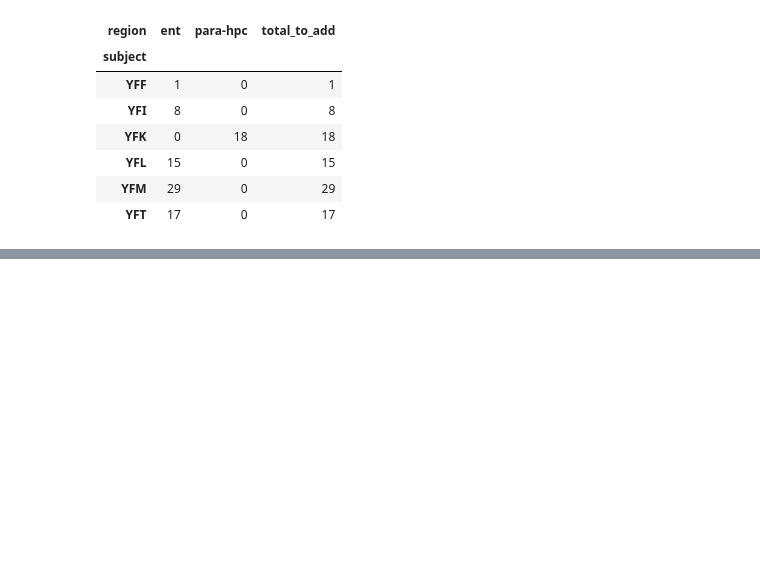
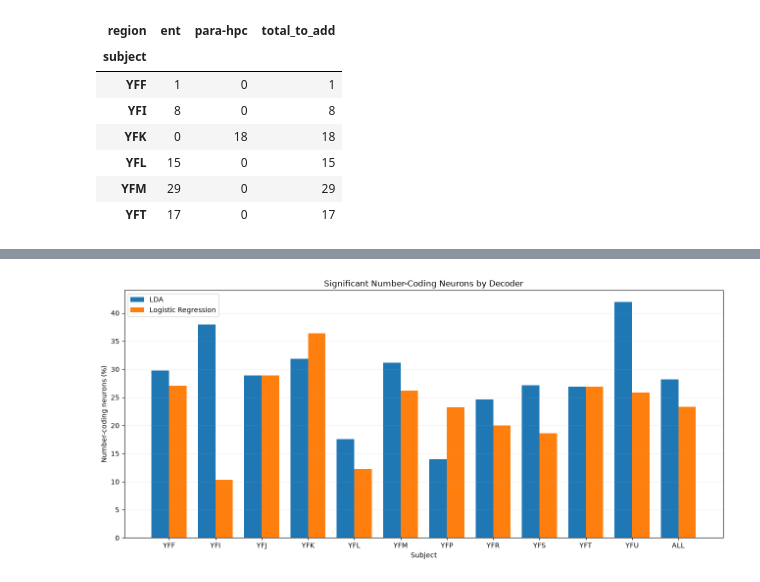
Before and after one commit to Shafiq-Abdu/number-simplex-reproduction, a Jupyter notebook: notebooks1/ldavslog.ipynb, the cells around one changed output, grey strips where cells are left out. Saved outputs shown, nothing was run; the diff lists cells and outputs as text; code cells hidden in the pictures; blank space fills up the shorter version.

```diff
--- a/notebooks1/ldavslog.ipynb
+++ b/notebooks1/ldavslog.ipynb
@@ -838,0 +1283,93 @@ region_subjects
+# %%
+# ============================================================
+# FIGURE 3 — NUMBER-CODING NEURONS
+# LDA VS LOGISTIC
+# ============================================================
+
+coding_subject = (
+    df.groupby("subject")
+    .agg(
+        N=("neuron", "size"),
+        LDA_coding=("lda_coding", "sum"),
+        Logistic_coding=("logistic_coding", "sum")
+    )
+    .reset_index()
+)
+
+coding_subject["LDA_percent"] = (
+    100 * coding_subject["LDA_coding"]
+    / coding_subject["N"]
+)
+
+coding_subject["Logistic_percent"] = (
+    100 * coding_subject["Logistic_coding"]
+    / coding_subject["N"]
+)
+
+# Add overall MTL population
+overall = pd.DataFrame({
+    "subject": ["ALL"],
+    "N": [len(df)],
+    "LDA_coding": [df["lda_coding"].sum()],
+    "Logistic_coding": [df["logistic_coding"].sum()],
+    "LDA_percent": [100 * df["lda_coding"].mean()],
+    "Logistic_percent": [100 * df["logistic_coding"].mean()]
+})
+
+coding_plot = pd.concat(
+    [coding_subject, overall],
+    ignore_index=True
+)
+
+x = np.arange(len(coding_plot))
+width = 0.38
+
+fig, ax = plt.subplots(figsize=(13, 6))
+
+ax.bar(
+    x - width/2,
+    coding_plot["LDA_percent"],
+    width,
+    label="LDA"
+)
+
+ax.bar(
+    x + width/2,
+    coding_plot["Logistic_percent"],
+    width,
+    label="Logistic Regression"
+)
+
+ax.set_xticks(x)
+ax.set_xticklabels(coding_plot["subject"])
+
+ax.set_xlabel("Subject")
+ax.set_ylabel("Number-coding neurons (%)")
+
+ax.set_title(
+    "Significant Number-Coding Neurons by Decoder"
+)
+
+ax.legend()
+ax.grid(
+    axis="y",
+    alpha=0.2
+)
+
+plt.tight_layout()
+plt.show()
+
+display(
+    coding_plot[
+        [
+            "subject",
+            "N",
+            "LDA_coding",
+            "Logistic_coding",
+            "LDA_percent",
+            "Logistic_percent"
+        ]
+    ].round(2)
+)
+# %% [output]
+[figure, added]
```
Also changed, not shown: parts of 10 cells of this notebook, 4 other files.
